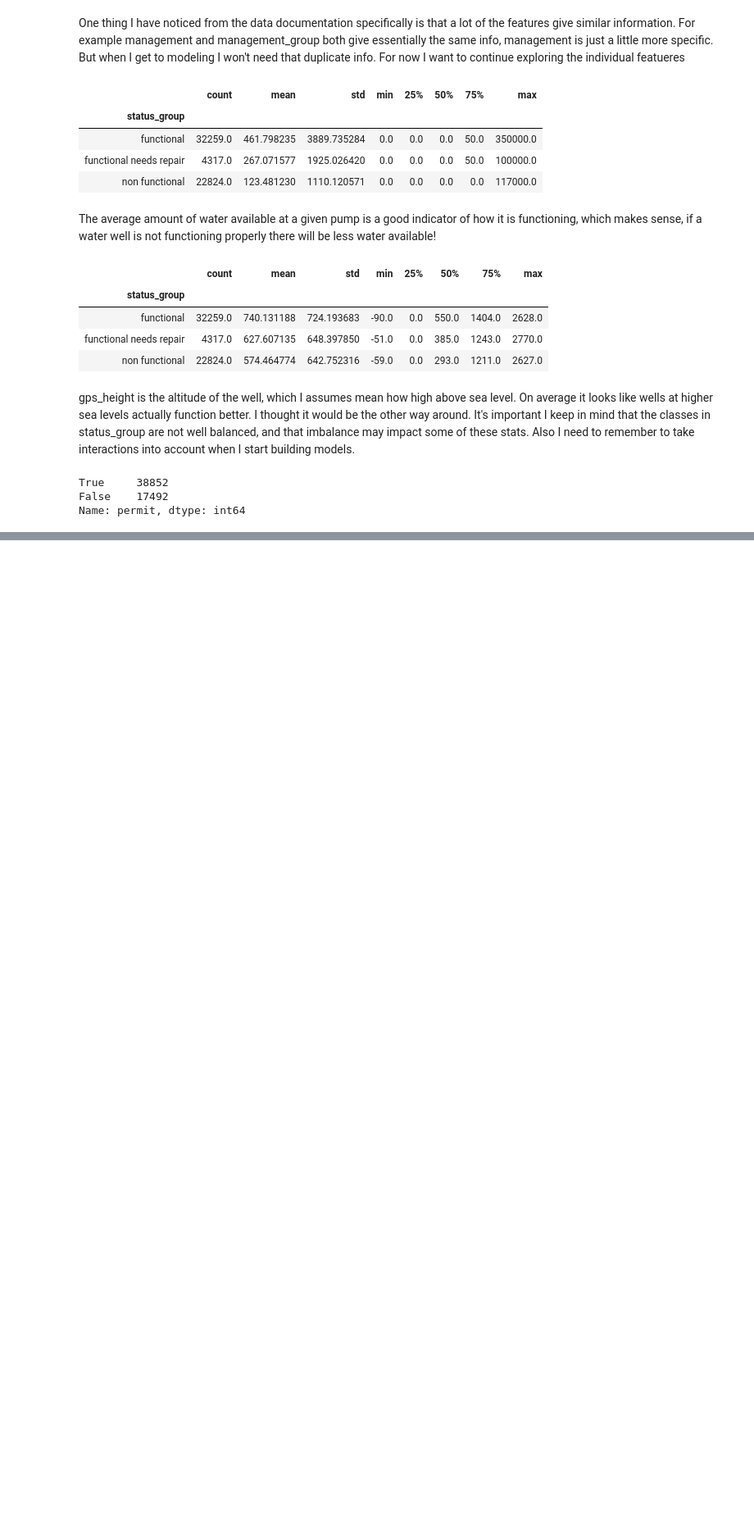
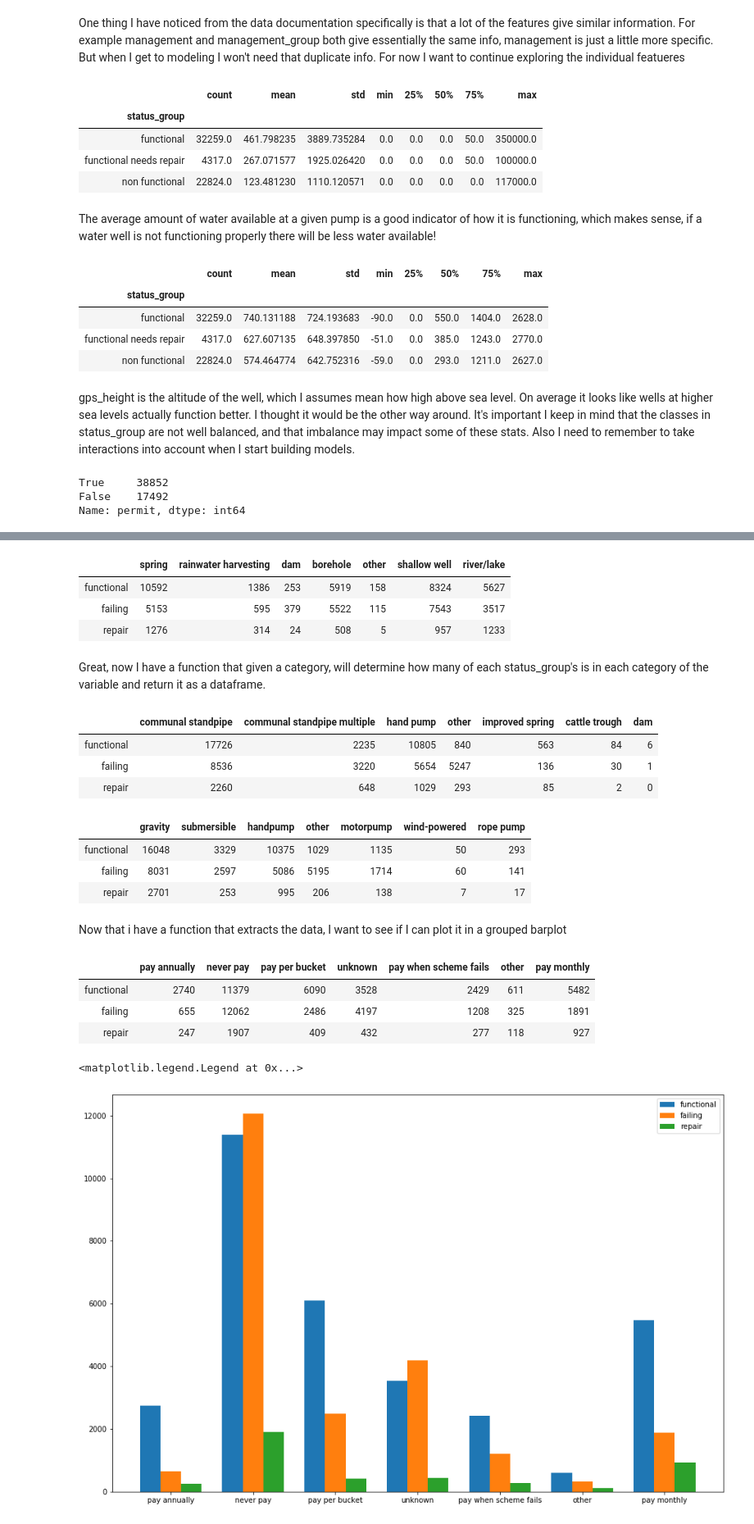
Before and after one commit to mattcarr17/mod_3_flatiron_project, a Jupyter notebook: notebooks/exploratory/01_mc_exploratory.ipynb, the cells around one changed output, grey strips where cells are left out. Shown: that part at 82% size. Drawn from its saved outputs; the diff is of its cells as text; code cells hidden in the pictures; blank space fills up the shorter version.

```diff
--- a/notebooks/exploratory/01_mc_exploratory.ipynb
+++ b/notebooks/exploratory/01_mc_exploratory.ipynb
@@ -374,0 +454,2 @@ Name: permit, dtype: int64
+# %%
+df.drop('payment_type', axis=1, inplace=True)
@@ -374,0 +578,17 @@ Name: permit, dtype: int64
+# %%
+def cat_df(df, category):
+    func_count = {}
+    repair_count = {}
+    fail_count = {}
+    for val in df[category].unique():
+        func_count[val] = 0
+        repair_count[val] = 0
+        fail_count[val] = 0
+    for idx, row in df.iterrows():
+        if row['status_group'] == 'functional':
+            func_count[row[category]] += 1
+        elif row['status_group'] == 'functional needs repair':
+            repair_count[row[category]] += 1
+        elif row['status_group'] == 'non functional':
+            fail_count[row[category]] += 1
+    return pd.DataFrame(data = [func_count.values(), fail_count.values(),repair_count.values()], index=['functional', 'failing', 'repair'], columns = func_count.keys())
@@ -374,0 +603,54 @@ Name: permit, dtype: int64
+# %%
+source_df = cat_df(df, 'source_type')
+source_df
+# %% [output]
+|  | spring | rainwater harvesting | dam | borehole | other | shallow well | river/lake |
+| functional | 10592 | 1386 | 253 | 5919 | 158 | 8324 | 5627 |
+| failing | 5153 | 595 | 379 | 5522 | 115 | 7543 | 3517 |
+| repair | 1276 | 314 | 24 | 508 | 5 | 957 | 1233 |
+# %% [markdown]
+Great, now I have a function that given a category, will determine how many of each status_group's is in each category of the variable and return it as a dataframe.
+# %%
+wpt_df = cat_df(df, 'waterpoint_type')
+wpt_df
+# %% [output]
+|  | communal standpipe | communal standpipe multiple | hand pump | other | improved spring | cattle trough | dam |
+| functional | 17726 | 2235 | 10805 | 840 | 563 | 84 | 6 |
+| failing | 8536 | 3220 | 5654 | 5247 | 136 | 30 | 1 |
+| repair | 2260 | 648 | 1029 | 293 | 85 | 2 | 0 |
+# %%
+extraction_type_df = cat_df(df, 'extraction_type_class')
+extraction_type_df
+# %% [output]
+|  | gravity | submersible | handpump | other | motorpump | wind-powered | rope pump |
+| functional | 16048 | 3329 | 10375 | 1029 | 1135 | 50 | 293 |
+| failing | 8031 | 2597 | 5086 | 5195 | 1714 | 60 | 141 |
+| repair | 2701 | 253 | 995 | 206 | 138 | 7 | 17 |
+# %% [markdown]
+Now that i have a function that extracts the data, I want to see if I can plot it in a grouped barplot
+# %%
+payment_df = cat_df(df, 'payment')
+payment_df
+# %% [output]
+|  | pay annually | never pay | pay per bucket | unknown | pay when scheme fails | other | pay monthly |
+| functional | 2740 | 11379 | 6090 | 3528 | 2429 | 611 | 5482 |
+| failing | 655 | 12062 | 2486 | 4197 | 1208 | 325 | 1891 |
+| repair | 247 | 1907 | 409 | 432 | 277 | 118 | 927 |
+# %%
+fig, ax = plt.subplots(figsize=(15, 10))
+
+x_labels = payment_df.columns
+y = payment_df.values
+width = .25
+x1 = np.arange(len(y[0]))
+x2 = [x + width for x in x1]
+x3 = [x + width for x in x2]
+labels = payment_df.index
+ax.bar(x1, y[0], label=labels[0], width=width)
+ax.bar(x2, y[1], label=labels[1], width=width)
+ax.bar(x3, y[2], label=labels[2], width=width)
+plt.xticks([r + width for r in range(len(y[0]))], x_labels)
+plt.legend()
+# %% [output]
+<matplotlib.legend.Legend at 0x...>
+[figure, added]
```
Also changed, not shown: parts of 50 cells of this notebook.
